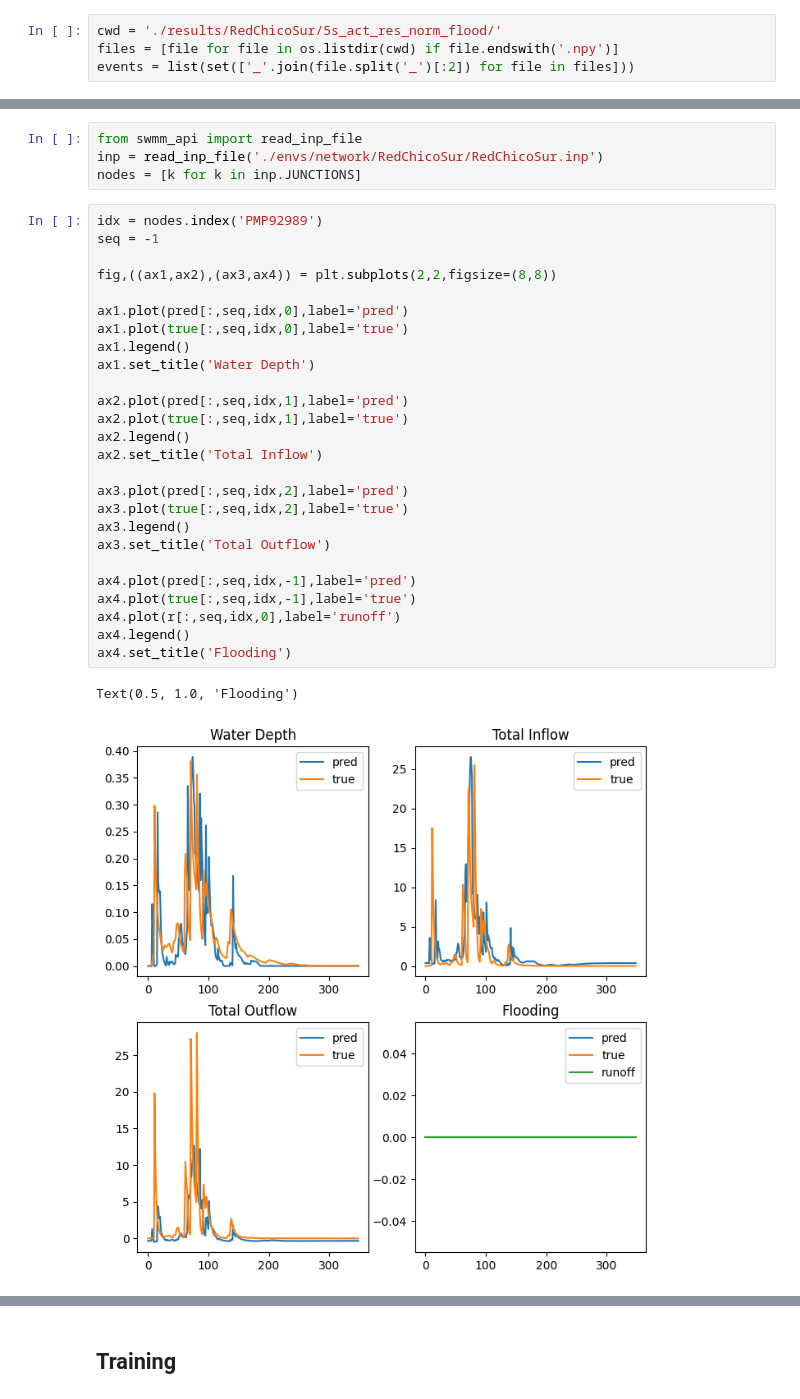
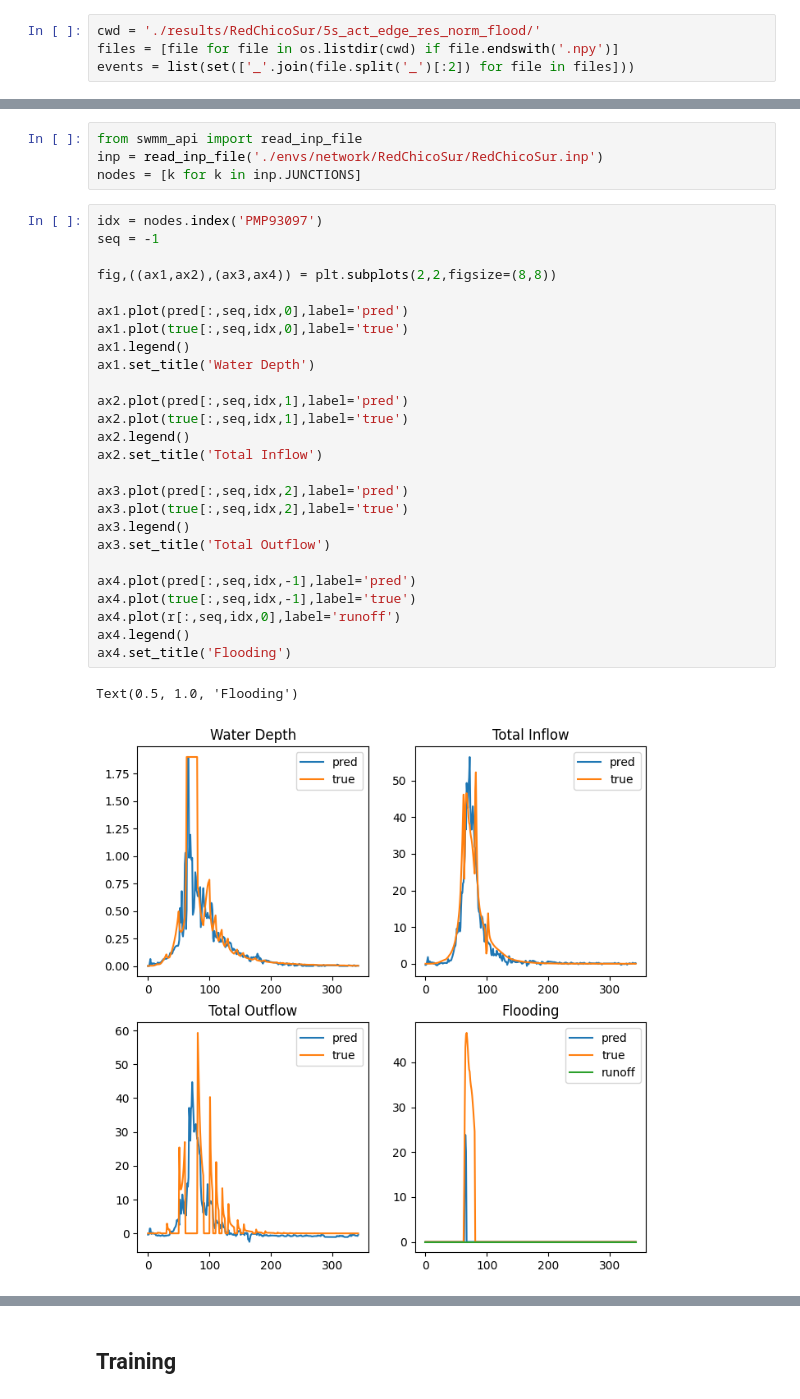
Before and after one commit to Zhiyu014/GNN-UDS, a Jupyter notebook: surrogate/test.ipynb, the cells around one changed output, grey strips where cells are left out. Cells and saved outputs as stored; diff of their text form.

Commit message:
node-edge fusion model update

```diff
--- a/surrogate/test.ipynb
+++ b/surrogate/test.ipynb
@@ -187,6 +187,6 @@ import numpy as np
 import os
 import matplotlib.pyplot as plt
 # %%
-cwd = './results/RedChicoSur/5s_act_res_norm_flood/'
+cwd = './results/RedChicoSur/5s_act_edge_res_norm_flood/'
 files = [file for file in os.listdir(cwd) if file.endswith('.npy')]
 events = list(set(['_'.join(file.split('_')[:2]) for file in files]))
@@ -236,31 +242,31 @@ from swmm_api import read_inp_file
 inp = read_inp_file('./envs/network/RedChicoSur/RedChicoSur.inp')
 nodes = [k for k in inp.JUNCTIONS]
 # %%
-idx = nodes.index('PMP92989')
+idx = nodes.index('PMP93097')
 seq = -1
 
 fig,((ax1,ax2),(ax3,ax4)) = plt.subplots(2,2,figsize=(8,8))
 
 ax1.plot(pred[:,seq,idx,0],label='pred')
 ax1.plot(true[:,seq,idx,0],label='true')
 ax1.legend()
 ax1.set_title('Water Depth')
 
 ax2.plot(pred[:,seq,idx,1],label='pred')
 ax2.plot(true[:,seq,idx,1],label='true')
 ax2.legend()
 ax2.set_title('Total Inflow')
 
 ax3.plot(pred[:,seq,idx,2],label='pred')
 ax3.plot(true[:,seq,idx,2],label='true')
 ax3.legend()
 ax3.set_title('Total Outflow')
 
 ax4.plot(pred[:,seq,idx,-1],label='pred')
 ax4.plot(true[:,seq,idx,-1],label='true')
 ax4.plot(r[:,seq,idx,0],label='runoff')
 ax4.legend()
 ax4.set_title('Flooding')
 # %% [output]
 Text(0.5, 1.0, 'Flooding')
-[figure, old version]
+[figure, new version]
```
Also changed, not shown: parts of 13 cells of this notebook, 27 other files.
